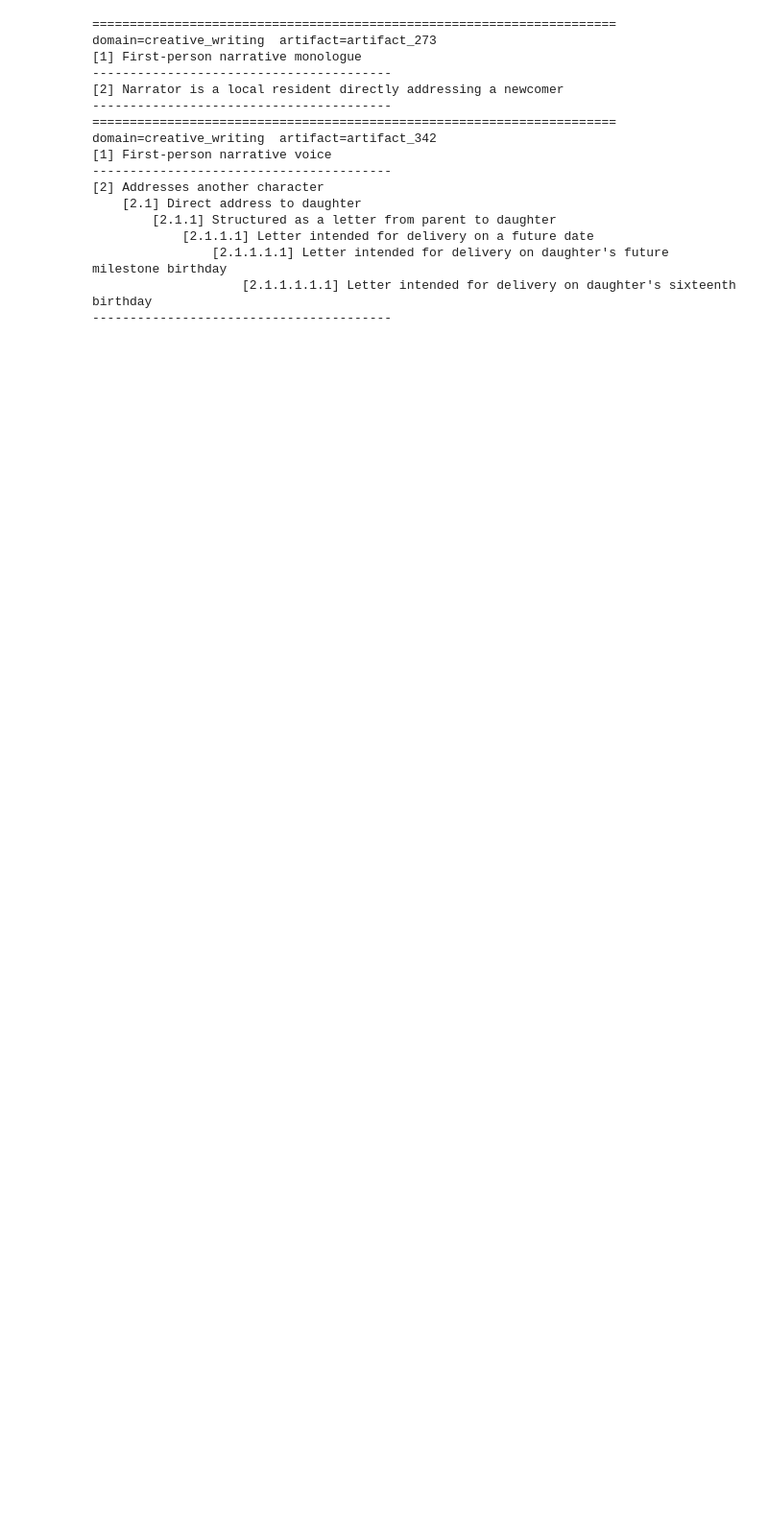
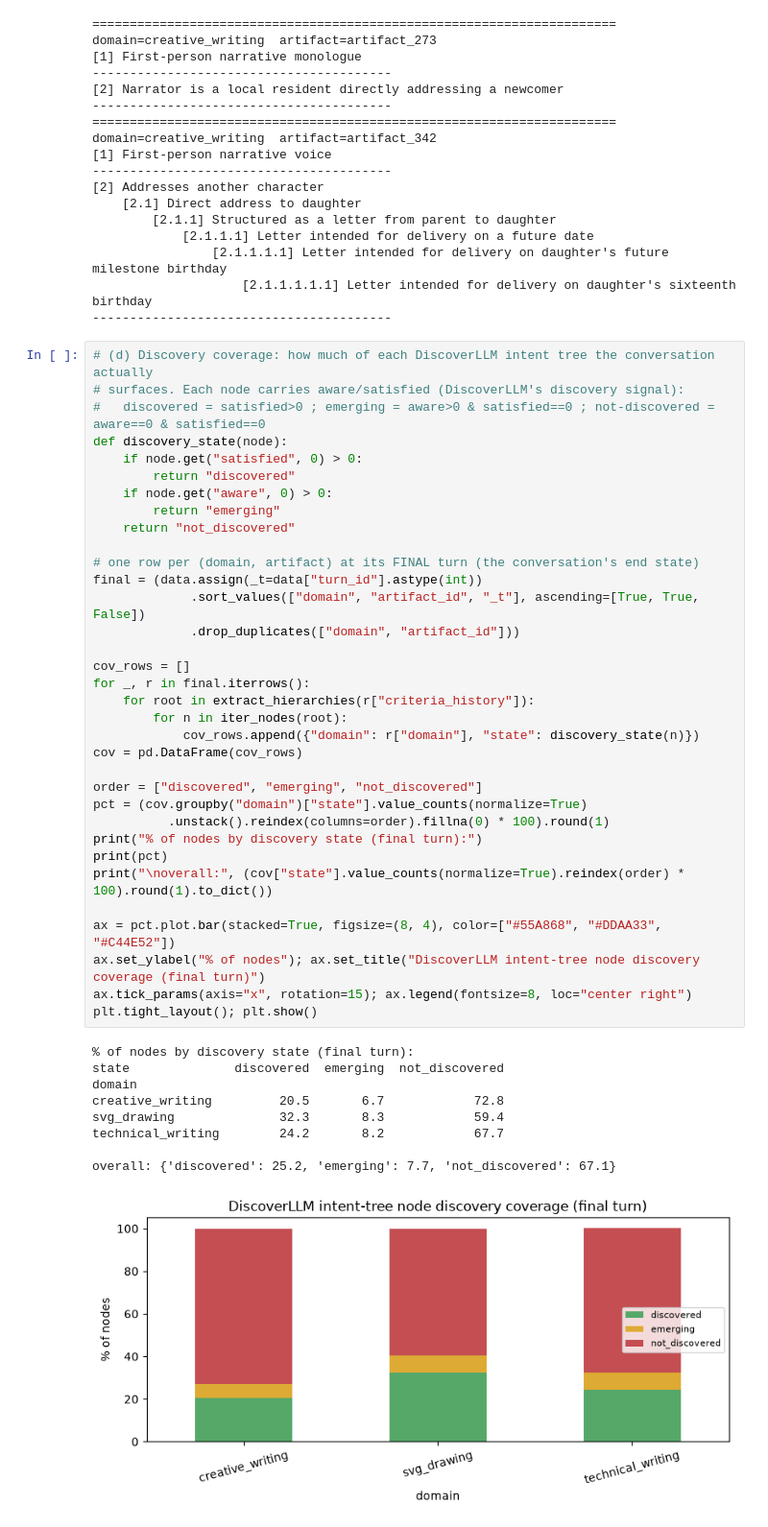
Before and after one commit to AlpKaraagac/Thesis-MotivationalLLM, a Jupyter notebook: notebooks/02_discoverllm_eda.ipynb, the cells around one changed output. Shown at 96% size. Drawn from its saved outputs; the diff is of its cells as text; blank space fills up the shorter version.

```diff
--- a/notebooks/02_discoverllm_eda.ipynb
+++ b/notebooks/02_discoverllm_eda.ipynb
@@ -232,3 +232,47 @@ domain=creative_writing  artifact=artifact_342
                 [2.1.1.1.1] Letter intended for delivery on daughter's future milestone birthday
                     [2.1.1.1.1.1] Letter intended for delivery on daughter's sixteenth birthday
 ----------------------------------------
+# %%
+# (d) Discovery coverage: how much of each DiscoverLLM intent tree the conversation actually
+# surfaces. Each node carries aware/satisfied (DiscoverLLM's discovery signal):
+#   discovered = satisfied>0 ; emerging = aware>0 & satisfied==0 ; not-discovered = aware==0 & satisfied==0
+def discovery_state(node):
+    if node.get("satisfied", 0) > 0:
+        return "discovered"
+    if node.get("aware", 0) > 0:
+        return "emerging"
+    return "not_discovered"
+
+# one row per (domain, artifact) at its FINAL turn (the conversation's end state)
+final = (data.assign(_t=data["turn_id"].astype(int))
+             .sort_values(["domain", "artifact_id", "_t"], ascending=[True, True, False])
+             .drop_duplicates(["domain", "artifact_id"]))
+
+cov_rows = []
+for _, r in final.iterrows():
+    for root in extract_hierarchies(r["criteria_history"]):
+        for n in iter_nodes(root):
+            cov_rows.append({"domain": r["domain"], "state": discovery_state(n)})
+cov = pd.DataFrame(cov_rows)
+
+order = ["discovered", "emerging", "not_discovered"]
+pct = (cov.groupby("domain")["state"].value_counts(normalize=True)
+          .unstack().reindex(columns=order).fillna(0) * 100).round(1)
+print("% of nodes by discovery state (final turn):")
+print(pct)
+print("\noverall:", (cov["state"].value_counts(normalize=True).reindex(order) * 100).round(1).to_dict())
+
+ax = pct.plot.bar(stacked=True, figsize=(8, 4), color=["#55A868", "#DDAA33", "#C44E52"])
+ax.set_ylabel("% of nodes"); ax.set_title("DiscoverLLM intent-tree node discovery coverage (final turn)")
+ax.tick_params(axis="x", rotation=15); ax.legend(fontsize=8, loc="center right")
+plt.tight_layout(); plt.show()
+# %% [output]
+% of nodes by discovery state (final turn):
+state              discovered  emerging  not_discovered
+domain
+creative_writing         20.5       6.7            72.8
+svg_drawing              32.3       8.3            59.4
+technical_writing        24.2       8.2            67.7
+
+overall: {'discovered': 25.2, 'emerging': 7.7, 'not_discovered': 67.1}
+[figure, added]
```
Also changed, not shown: parts of 1 cell of this notebook, 9 other files.
